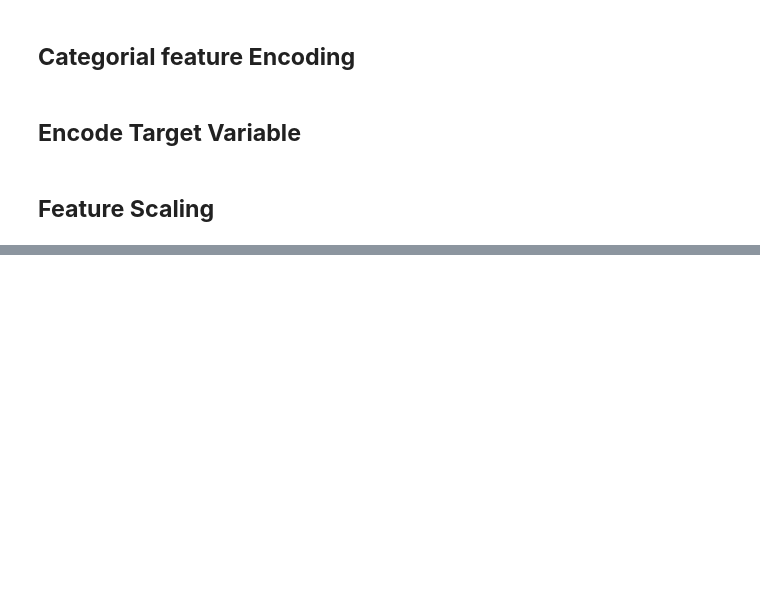
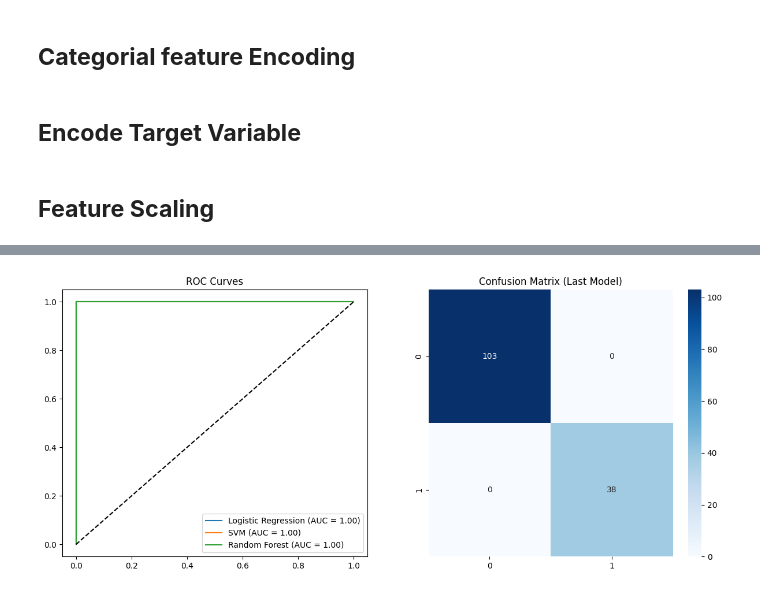
Before and after one commit to Maryam1597/Applieddatascience1, a Jupyter notebook: Autistic spectrum disorder.ipynb, the cells around one changed output, grey strips where cells are left out. Cells and saved outputs as stored; diff of their text form; code cells hidden in the pictures; blank space fills up the shorter version.

Commit message:
MODEL TRAINING

```diff
--- a/Autistic spectrum disorder.ipynb
+++ b/Autistic spectrum disorder.ipynb
@@ -200,0 +275,19 @@ X_test_scaled = pd.DataFrame(X_test_scaled, columns=X_test.columns)
+# %%
+from sklearn.ensemble import RandomForestClassifier
+
+# Initialize
+rf_model = RandomForestClassifier(n_estimators=100, random_state=42)
+
+# Training
+start_train = time.time()
+rf_model.fit(X_train_scaled, y_train)
+train_time_rf = time.time() - start_train
+
+# Testing
+start_test = time.time()
+y_pred_rf = rf_model.predict(X_test_scaled)
+y_prob_rf = rf_model.predict_proba(X_test_scaled)[:, 1]
+test_time_rf = time.time() - start_test
+
+print(f"Random Forest - Train Time: {train_time_rf:.4f}s, Test Time: {test_time_rf:.4f}s")
+print(classification_report(y_test, y_pred_rf))
@@ -200,0 +304,28 @@ X_test_scaled = pd.DataFrame(X_test_scaled, columns=X_test.columns)
+# %%
+def plot_results(models_data):
+    fig, axes = plt.subplots(1, 2, figsize=(15, 6))
+
+    for name, y_prob, y_pred in models_data:
+        # ROC Curve
+        fpr, tpr, _ = roc_curve(y_test, y_prob)
+        roc_auc = auc(fpr, tpr)
+        axes[0].plot(fpr, tpr, label=f'{name} (AUC = {roc_auc:.2f})')
+
+    axes[0].plot([0, 1], [0, 1], 'k--')
+    axes[0].set_title('ROC Curves')
+    axes[0].legend()
+
+    # Confusion Matrix for the last model (as an example)
+    sns.heatmap(confusion_matrix(y_test, y_pred), annot=True, fmt='d', ax=axes[1], cmap='Blues')
+    axes[1].set_title(f'Confusion Matrix (Last Model)')
+    plt.show()
+
+# Run the visualization
+results = [
+    ('Logistic Regression', y_prob_lr, y_pred_lr),
+    ('SVM', y_prob_svm, y_pred_svm),
+    ('Random Forest', y_prob_rf, y_pred_rf)
+]
+plot_results(results)
+# %% [output]
+[figure, added]
```
Also changed, not shown: parts of 9 cells of this notebook.
